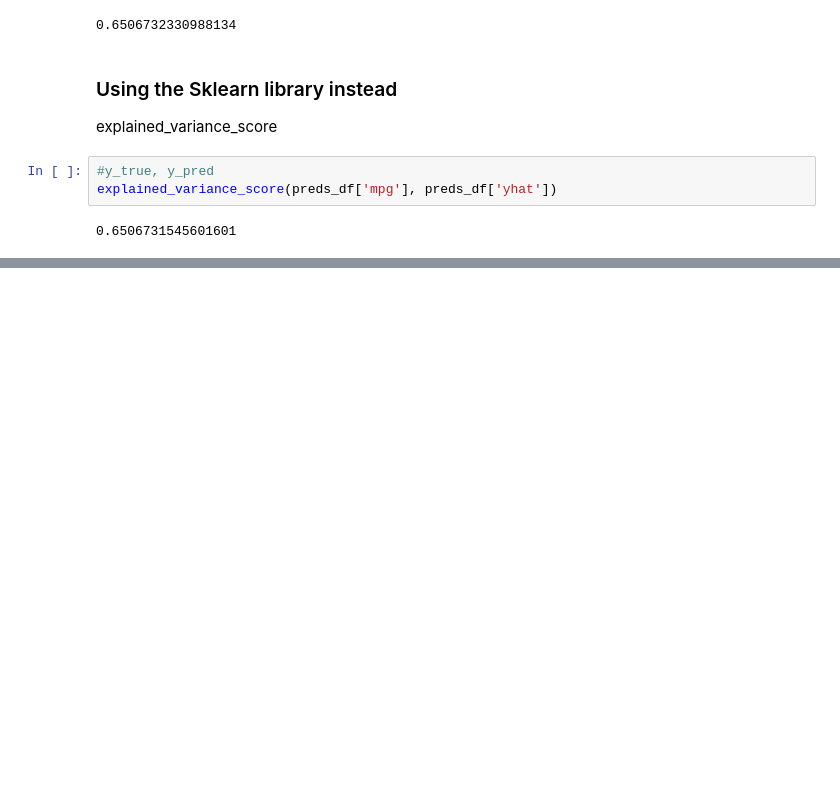
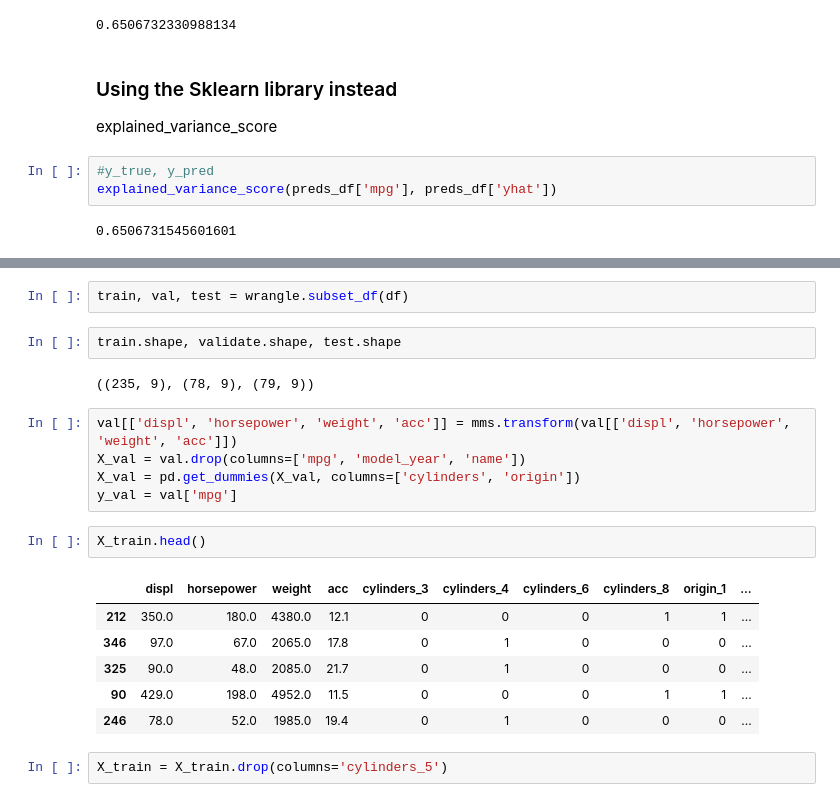
Before and after one commit to shawn-brown12/regression, a Jupyter notebook: regression_notes.ipynb, the cells around one changed output, grey strips where cells are left out. Saved outputs shown, nothing was run; the diff lists cells and outputs as text; blank space fills up the shorter version.

```diff
--- a/regression_notes.ipynb
+++ b/regression_notes.ipynb
@@ -874,0 +1098,22 @@ explained_variance_score(preds_df['mpg'], preds_df['yhat'])
+# %%
+train, val, test = wrangle.subset_df(df)
+# %%
+train.shape, validate.shape, test.shape
+# %% [output]
+((235, 9), (78, 9), (79, 9))
+# %%
+val[['displ', 'horsepower', 'weight', 'acc']] = mms.transform(val[['displ', 'horsepower', 'weight', 'acc']])
+X_val = val.drop(columns=['mpg', 'model_year', 'name'])
+X_val = pd.get_dummies(X_val, columns=['cylinders', 'origin'])
+y_val = val['mpg']
+# %%
+X_train.head()
+# %% [output]
+|  | displ | horsepower | weight | acc | cylinders_3 | cylinders_4 | cylinders_6 | cylinders_8 | origin_1 | ... |
+| 212 | 350.0 | 180.0 | 4380.0 | 12.1 | 0 | 0 | 0 | 1 | 1 | ... |
+| 346 | 97.0 | 67.0 | 2065.0 | 17.8 | 0 | 1 | 0 | 0 | 0 | ... |
+| 325 | 90.0 | 48.0 | 2085.0 | 21.7 | 0 | 1 | 0 | 0 | 0 | ... |
+| 90 | 429.0 | 198.0 | 4952.0 | 11.5 | 0 | 0 | 0 | 1 | 1 | ... |
+| 246 | 78.0 | 52.0 | 1985.0 | 19.4 | 0 | 1 | 0 | 0 | 0 | ... |
+# %%
+X_train = X_train.drop(columns='cylinders_5')
```
Also changed, not shown: parts of 100 cells of this notebook, 4 other files.
